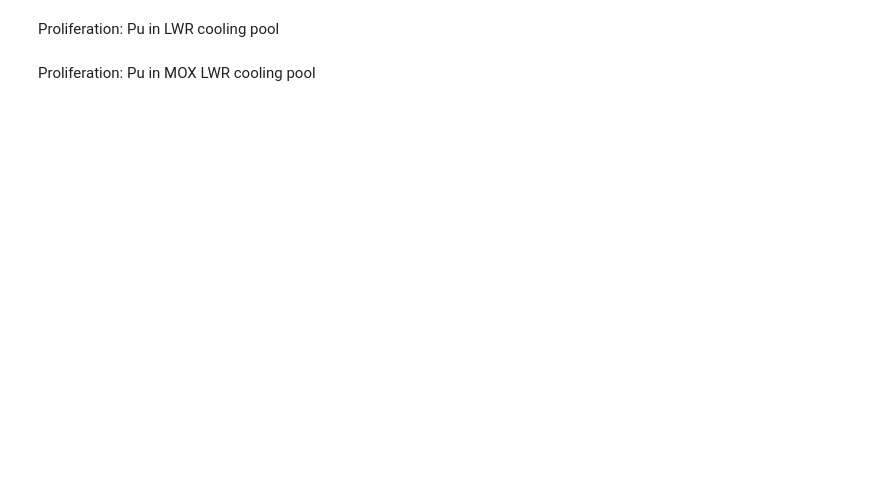
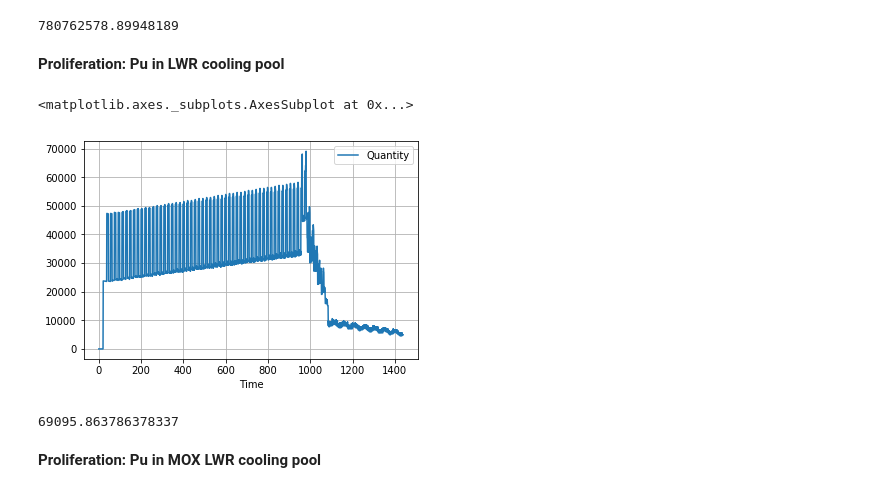
Before and after one commit to gwenchee/dcwrap, a Jupyter notebook: scripts/cymetric.ipynb, the cells around one changed output. Cells and saved outputs as stored; diff of their text form; code cells hidden in the pictures; blank space fills up the shorter version.

```diff
--- a/scripts/cymetric.ipynb
+++ b/scripts/cymetric.ipynb
@@ -10,6 +11,5 @@ from cymetric import fco_metrics
 from cymetric import filters
 from cymetric import timeseries
 # %%
-output_file = '../cyclus-files/oat/cooling-time/ct2-exp.sqlite'
-db = cym.dbopen(output_file)
-ev = cym.Evaluator(db=db,write=True)
+output_file = '../cyclus-files/oat/cooling-time/ct0.sqlite'
+ev = cym.Evaluator(db=cym.dbopen(output_file),write=True)
@@ -45,11 +52,20 @@ du.iloc[-1]
+# %%
+du.max()
+# %% [output]
+780762578.89948189
 # %% [markdown]
-Proliferation: Pu in LWR cooling pool
+**Proliferation: Pu in LWR cooling pool**
 # %%
-pu_cp_lwr_in = cym.timeseries.transactions(ev,commodities=['lwrout'],nucs=['pu-238','pu-239','pu-240','pu-241','pu-242','pu-244'])
-pu_cp_lwr_out = cym.timeseries.transactions(ev,commodities=['lwrstorageout'],nucs=['pu-238','pu-239','pu-240','pu-241','pu-242','pu-244'])
-diff = pu_cp_lwr_in-pu_cp_lwr_out
-pu_cp_lwr = diff['Mass'].cumsum()
-pu_cp_lwr.plot()
+pu_cp_lwr = cym.timeseries.inventories(ev,facilities=['lwrstorage'],nucs=['pu-238','pu-239','pu-240','pu-241','pu-242','pu-244'])
+# %%
+pu_cp_lwr.plot(x='Time',y='Quantity',grid='True')
+# %% [output]
+<matplotlib.axes._subplots.AxesSubplot at 0x...>
+[figure, added]
+# %%
+pu_cp_lwr['Quantity'].max()
+# %% [output]
+69095.863786378337
 # %% [markdown]
-Proliferation: Pu in MOX LWR cooling pool
+**Proliferation: Pu in MOX LWR cooling pool**
 # %%
```
Also changed, not shown: parts of 44 cells of this notebook, 2 other files.
